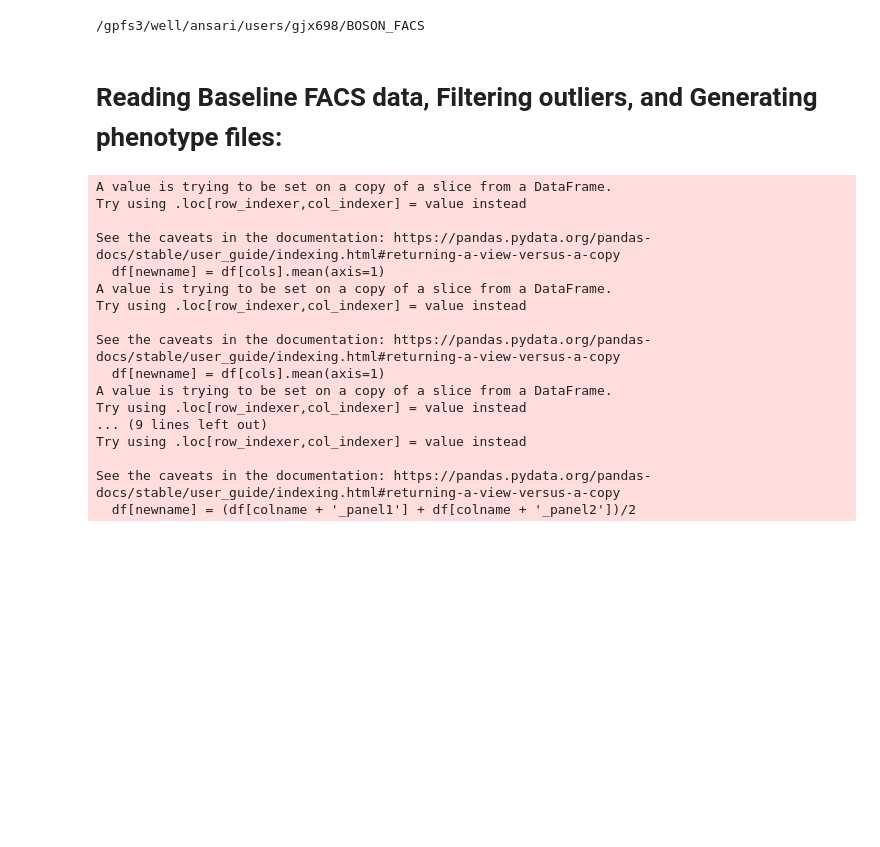
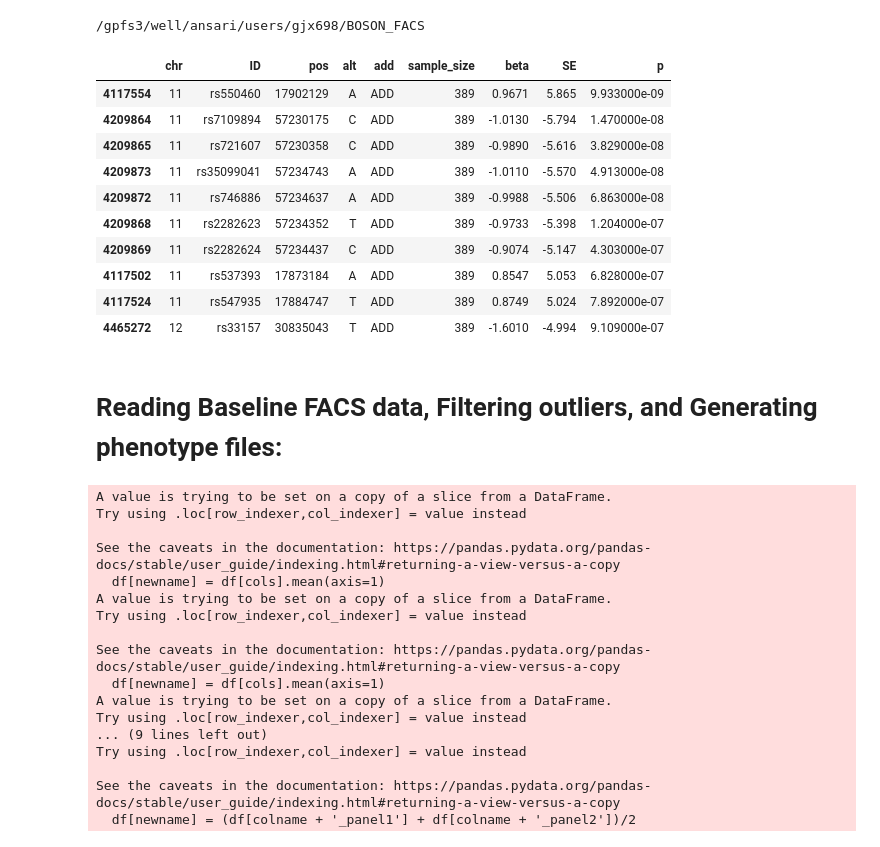
Before and after one commit to Suuuuuuuus/BOSON_FACS, a Jupyter notebook: scripts/boson_pydump.ipynb, the cells around one changed output. Drawn from its saved outputs; the diff is of its cells as text; code cells hidden in the pictures; blank space fills up the shorter version.

```diff
--- a/scripts/boson_pydump.ipynb
+++ b/scripts/boson_pydump.ipynb
@@ -21,6 +21,23 @@ sns.set(style="whitegrid")
 # %cd ..
 # %% [output]
 /gpfs3/well/ansari/users/gjx698/BOSON_FACS
+# %%
+df = pd.read_csv("boson_vcf/results/all/CD3+iNKT+.baseline.gwas.txt", sep = ' ').dropna()
+df['p'] = df['p'].astype(float)
+df = df.sort_values("p").head(10)
+df
+# %% [output]
+|  | chr | ID | pos | alt | add | sample_size | beta | SE | p |
+| 4117554 | 11 | rs550460 | 17902129 | A | ADD | 389 | 0.9671 | 5.865 | 9.933000e-09 |
+| 4209864 | 11 | rs7109894 | 57230175 | C | ADD | 389 | -1.0130 | -5.794 | 1.470000e-08 |
+| 4209865 | 11 | rs721607 | 57230358 | C | ADD | 389 | -0.9890 | -5.616 | 3.829000e-08 |
+| 4209873 | 11 | rs35099041 | 57234743 | A | ADD | 389 | -1.0110 | -5.570 | 4.913000e-08 |
+| 4209872 | 11 | rs746886 | 57234637 | A | ADD | 389 | -0.9988 | -5.506 | 6.863000e-08 |
+| 4209868 | 11 | rs2282623 | 57234352 | T | ADD | 389 | -0.9733 | -5.398 | 1.204000e-07 |
+| 4209869 | 11 | rs2282624 | 57234437 | C | ADD | 389 | -0.9074 | -5.147 | 4.303000e-07 |
+| 4117502 | 11 | rs537393 | 17873184 | A | ADD | 389 | 0.8547 | 5.053 | 6.828000e-07 |
+| 4117524 | 11 | rs547935 | 17884747 | T | ADD | 389 | 0.8749 | 5.024 | 7.892000e-07 |
+| 4465272 | 12 | rs33157 | 30835043 | T | ADD | 389 | -1.6010 | -4.994 | 9.109000e-07 |
 # %% [markdown]
 # Reading Baseline FACS data, Filtering outliers, and Generating phenotype files:
 # %%
```
Also changed, not shown: parts of 1 cell of this notebook, 3 other files.
